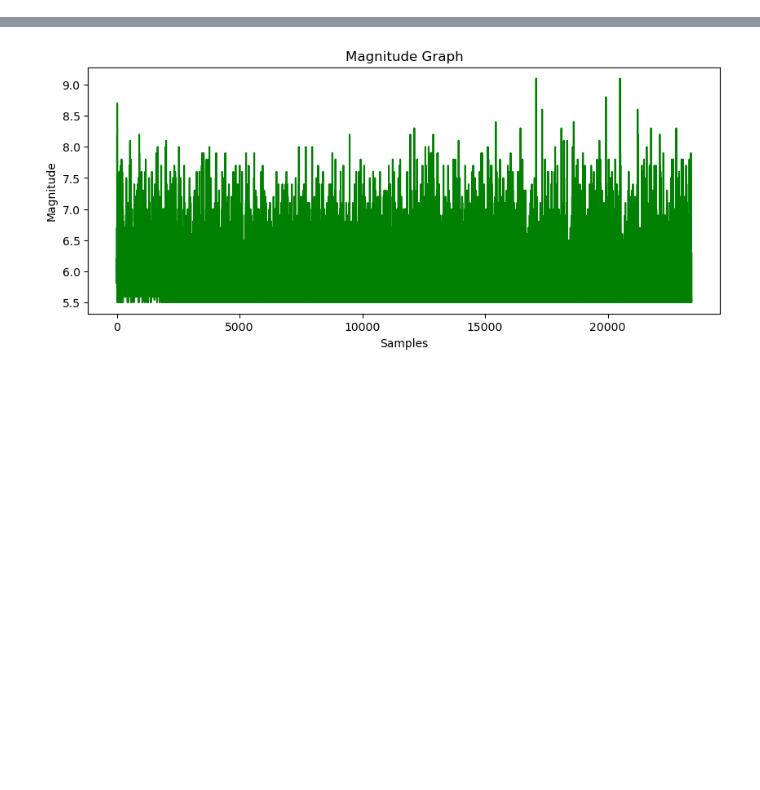
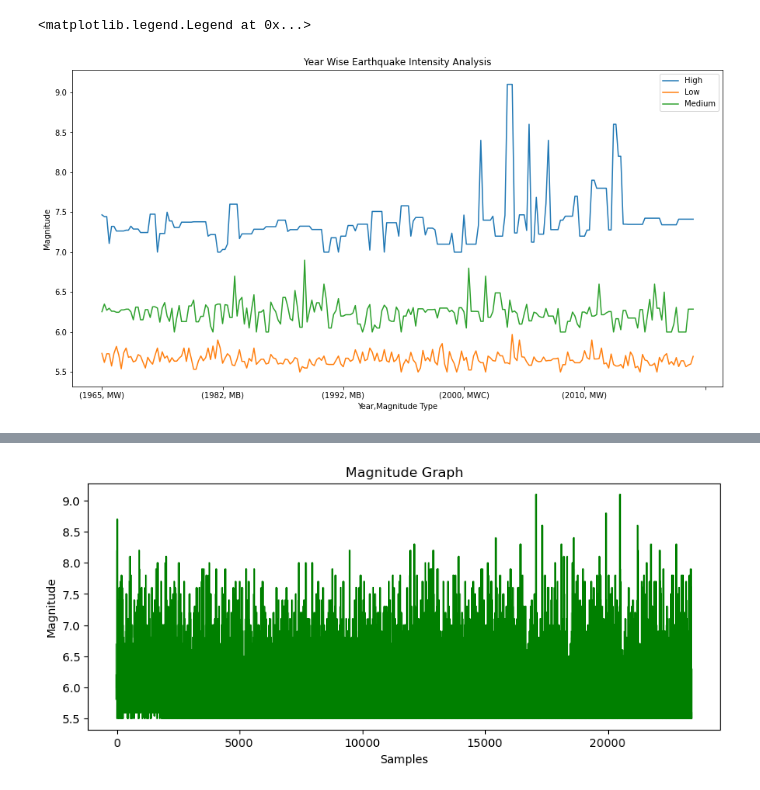
Before and after one commit to harshagiri/pydila, a Jupyter notebook: NPV - Presentations OCT WE A/ProjectWork_Python.ipynb, the cells around one changed output, grey strips where cells are left out. Cells and saved outputs as stored; diff of their text form; code cells hidden in the pictures; blank space fills up the shorter version.

```diff
--- a/NPV - Presentations OCT WE A/ProjectWork_Python.ipynb
+++ b/NPV - Presentations OCT WE A/ProjectWork_Python.ipynb
@@ -3,3 +5,31 @@ import matplotlib.pyplot as plt
 import seaborn as sns
 # %%
 df = pd.read_csv("Datasets for NPV/Team 3/earthquake.csv")
+# %%
+df = pd.read_csv('Datasets for NPV/Team 3/earthquake.csv').drop_duplicates()
+df[["Day","Month","Year"]]= df["Date"].str.split("/",expand=True)
+
+#Data Cleaning
+#1.Drop Unnecessary Column
+df.drop(
+    columns=['Date','Latitude','Longitude','Depth Seismic Stations','Day','Month','ID','Location Source','Depth',
+             'Latitude','Longitude','Horizontal Distance','Depth Seismic Stations','Time','Depth Error','Magnitude Error',
+             'Horizontal Error','Status','Magnitude Seismic Stations','Azimuthal Gap','Root Mean Square'],inplace=True)
+#2.Replace NaN values
+df.Magnitude.fillna(df['Magnitude'].mean(),inplace=True)
+
+#Derive Column and map it to the DataFrame
+print("Maximum Magnitude:",df.Magnitude.max())
+print("Minimum Magnitude:",df.Magnitude.min())
+def calculateintensity(x):
+    if x < 6:
+        return 'Low'
+    elif ( x >= 6 ) & ( x < 7 ):
+        return 'Medium'
+    elif x >= 7:
+        return 'High'
+
+df['Intensity'] = df['Magnitude'].map(calculateintensity)
+dff1=pd.pivot_table(df,index=["Year",'Magnitude Type'],columns='Intensity')
+df1=dff1.fillna(method='bfill')
+df1
@@ -5,0 +54,8 @@ df = pd.read_csv("Datasets for NPV/Team 3/earthquake.csv")
+# %%
+df1.Magnitude.plot(figsize=(15,7.5))
+plt.ylabel('Magnitude')
+plt.title("Year Wise Earthquake Intensity Analysis")
+plt.legend()
+# %% [output]
+<matplotlib.legend.Legend at 0x...>
+[figure, added]
```
Also changed, not shown: parts of 5 cells of this notebook, 3 other files.
